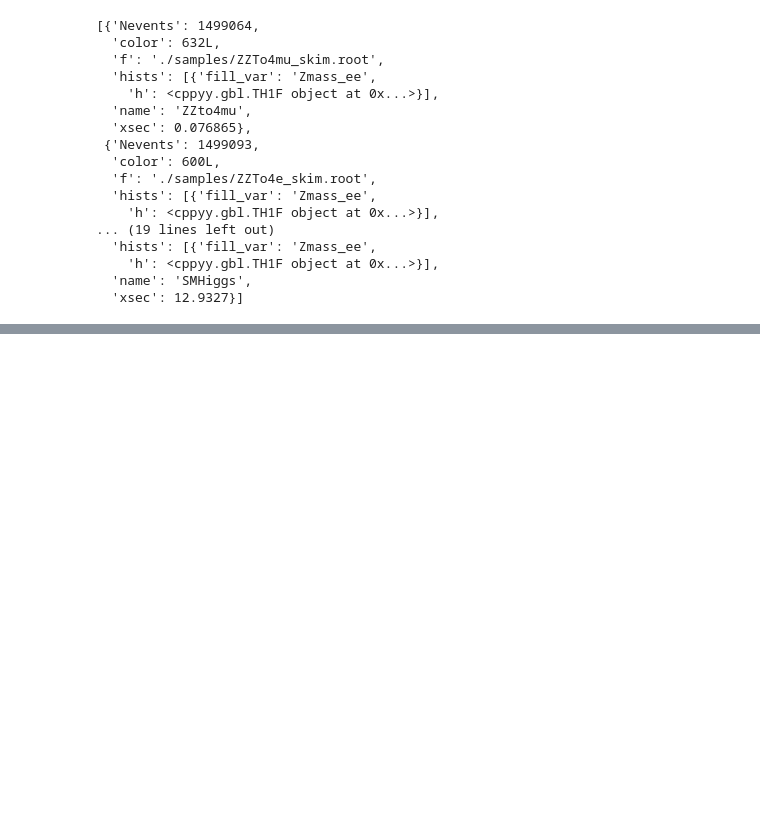
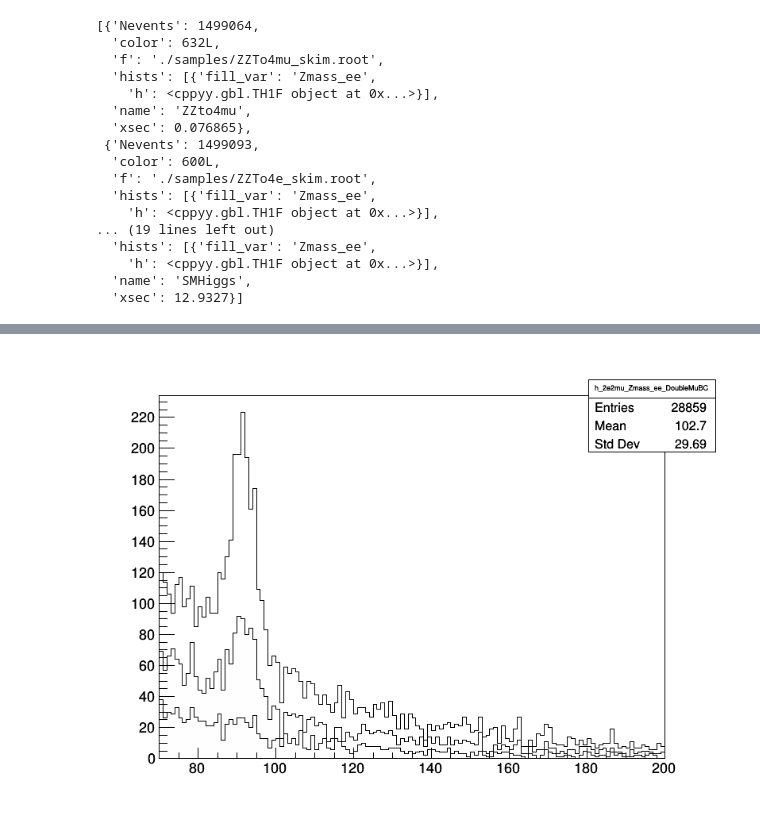
Before and after one commit to kakwok/cms-opendata-jupyter, a Jupyter notebook: 03 Hto4L.ipynb, the cells around one changed output, grey strips where cells are left out. Cells and saved outputs as stored; diff of their text form; code cells hidden in the pictures; blank space fills up the shorter version.

```diff
--- a/03 Hto4L.ipynb
+++ b/03 Hto4L.ipynb
@@ -258,0 +271,9 @@ del c
+# %%
+st = r.THStack()
+st.Add(f.Get('h_2e2mu_Zmass_ee_DoubleMuBC'))
+st.Add(f.Get('h_2e2mu_Zmass_ee_DoubleElectronB'))
+st.Add(f.Get('h_2e2mu_Zmass_ee_DoubleElectronC'))
+st.Draw()
+c.Draw()
+# %% [output]
+[figure, added]
```
Also changed, not shown: parts of 13 cells of this notebook.
